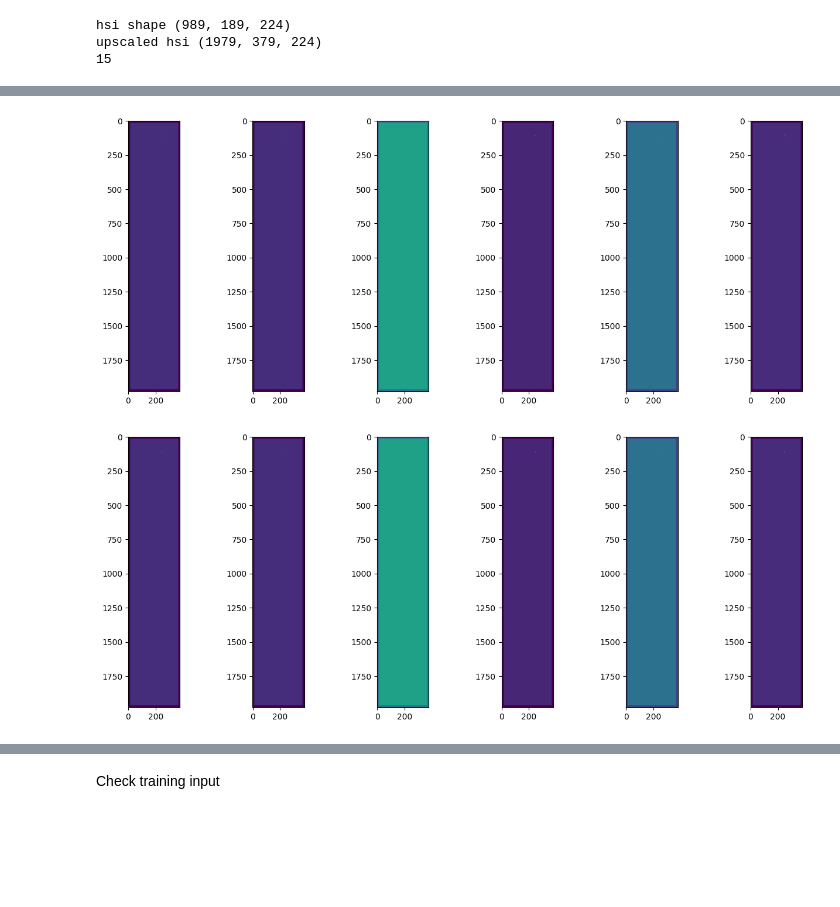
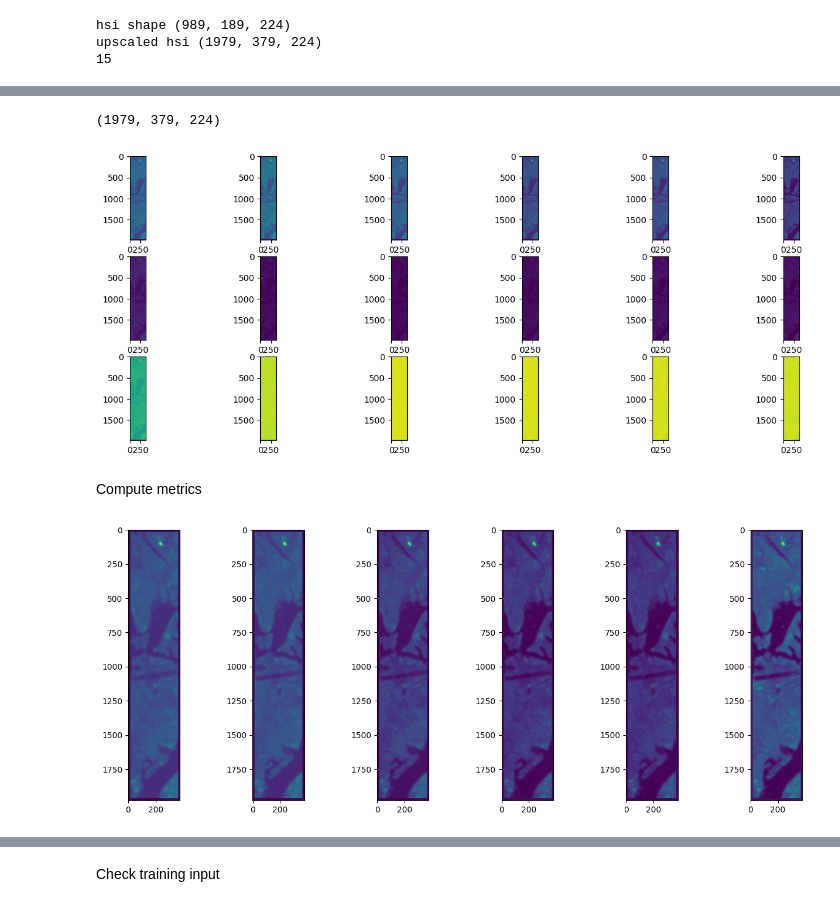
Before and after one commit to jtreguer/two-branch-CNN, a Jupyter notebook: 2BCNN_testing.ipynb, the cells around one changed output, grey strips where cells are left out. Saved outputs shown, nothing was run; the diff lists cells and outputs as text; code cells hidden in the pictures; blank space fills up the shorter version.

Commit message:
metrics!

```diff
--- a/2BCNN_testing.ipynb
+++ b/2BCNN_testing.ipynb
@@ -353,15 +335,21 @@ array([0., 0., 0., 0., 0., 0., 0., 0., 0., 0., 0., 0., 0., 0., 0., 0., 0.,
+# %%
+test_hrhsi.shape
+pred_hrhsi.shape
+# %% [output]
+(1979, 379, 224)
 # %%
-fig, ax = plt.subplots(1,6)
+fig, ax = plt.subplots(3,6)
 fig.set_size_inches((16,6))
-start = 160
 step = 5
-init = 10
-for i in range(1,7):
-    curr = start + i
-    plt.subplot(start+i)
-    plt.imshow(pred_hrhsi[:,:,init+step*i])
+init = 0
+for i in range(6):
+    ax[0,i].imshow(pred_hrhsi[:,:,init+step*i])
+    ax[1,i].imshow(test_hrhsi[:,:,init+step*i])
+    ax[2,i].imshow(pred_hrhsi[:,:,init+step*i] - test_hrhsi[:,:,init+step*i])
 # %% [output]
-[figure, old version]
+[figure, new version]
+# %% [markdown]
+Compute metrics
 # %%
 from utils import Metric
 
@@ -379,7 +368,7 @@ for i in range(1,7):
     plt.subplot(start+i)
     plt.imshow(pred_hrhsi[:,:,10+step*i])
 # %% [output]
-[figure, old version]
+[figure, new version]
 # %%
 plt.plot(pred_hrhsi[500,300,:])
 plt.plot(pred_hrhsi[250,300,:])
```
Also changed, not shown: parts of 21 cells of this notebook, 1 other file.
